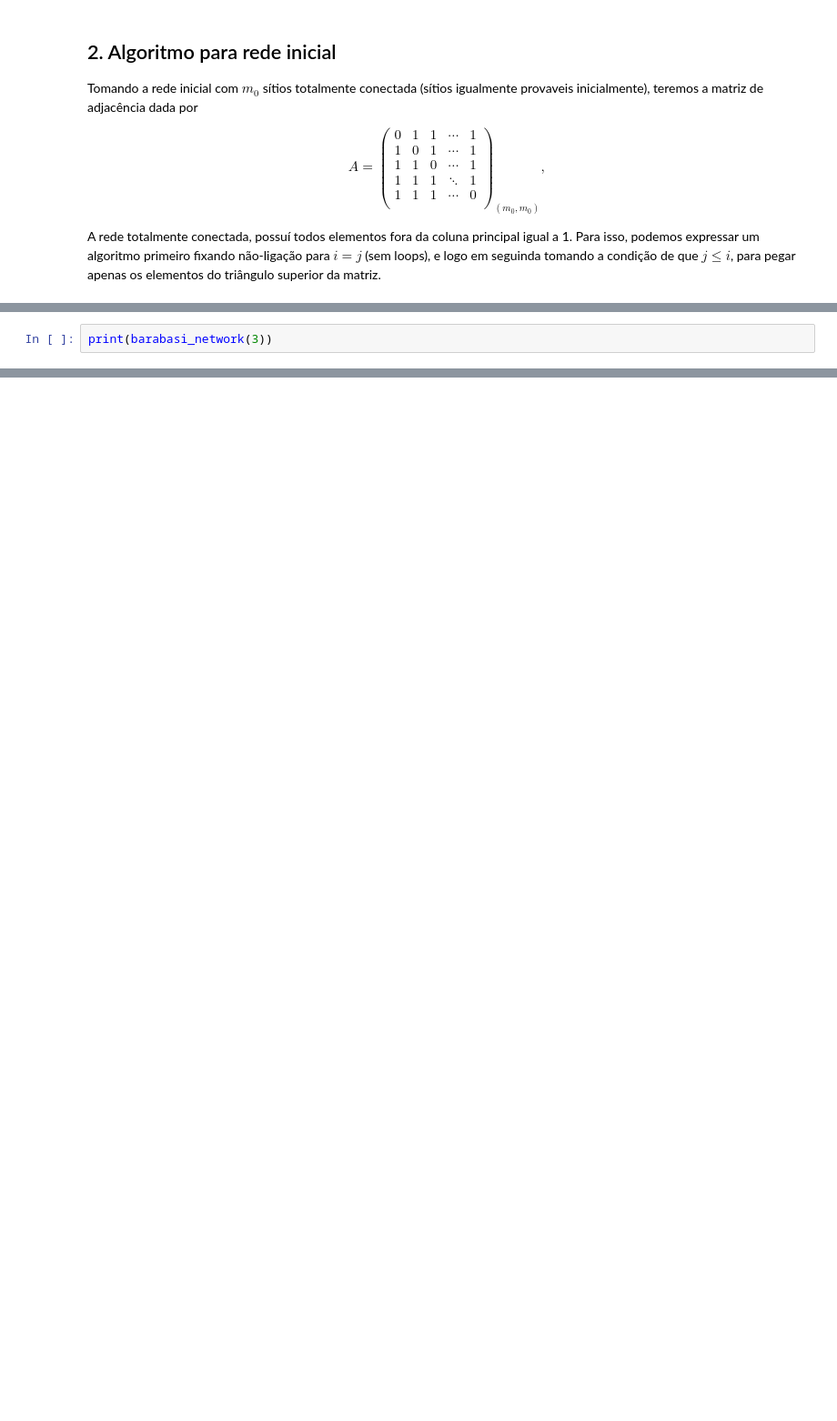
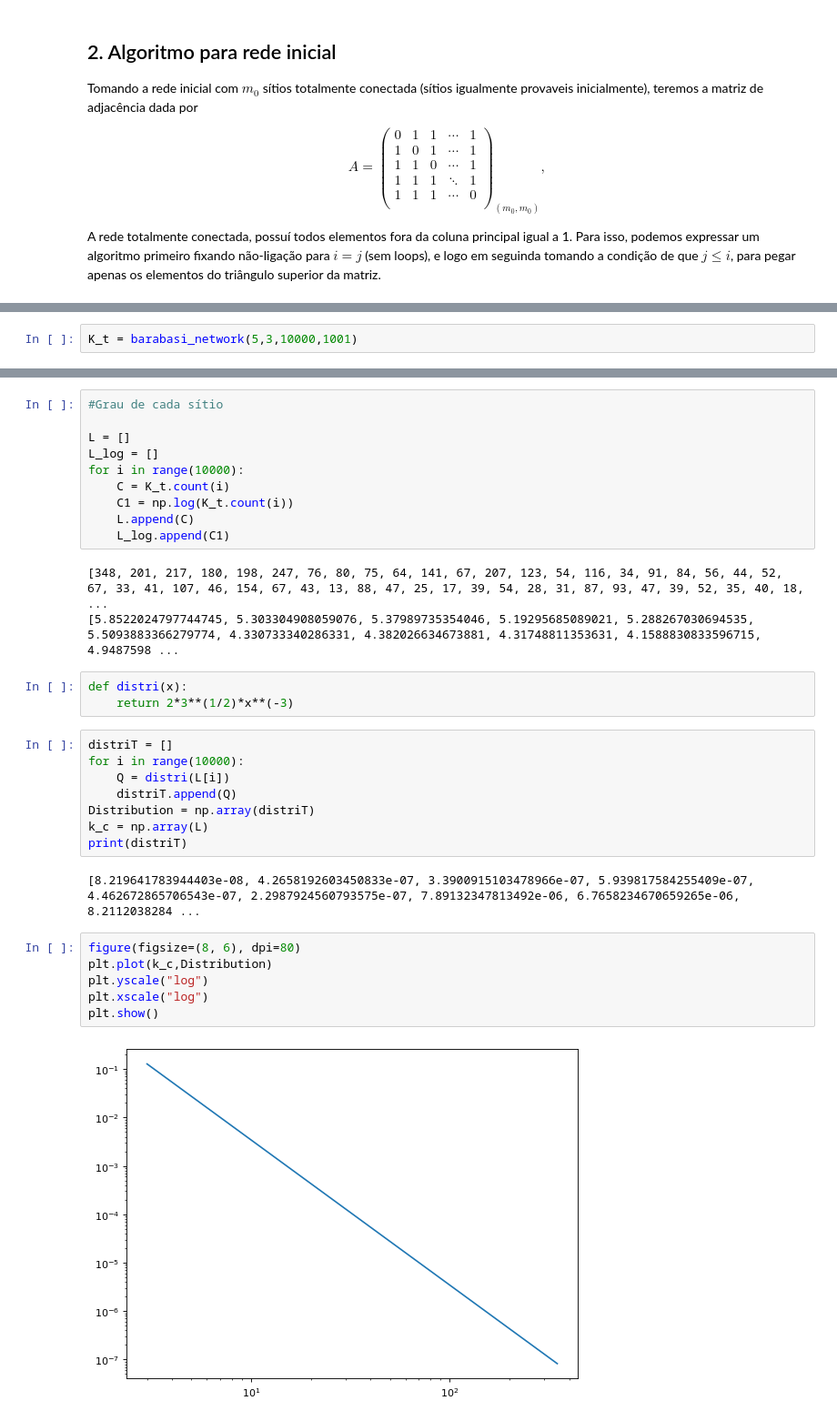
Before and after one commit to JuniorAlencar/barabasi_model, a Jupyter notebook: barabasi_model.ipynb, the cells around one changed output, grey strips where cells are left out. Shown: that part at 91% size. Drawn from its saved outputs; the diff is of its cells as text; blank space fills up the shorter version.

Commit message:
add file barabasi

```diff
--- a/barabasi_model.ipynb
+++ b/barabasi_model.ipynb
@@ -200,2 +179,2 @@ def barabasi_network(m0):
 # %%
-print(barabasi_network(3))
+K_t = barabasi_network(5,3,10000,1001)
@@ -203,0 +223,34 @@ print(barabasi_network(3))
+# %%
+#Grau de cada sítio
+
+L = []
+L_log = []
+for i in range(10000):
+    C = K_t.count(i)
+    C1 = np.log(K_t.count(i))
+    L.append(C)
+    L_log.append(C1)
+# %% [output]
+[348, 201, 217, 180, 198, 247, 76, 80, 75, 64, 141, 67, 207, 123, 54, 116, 34, 91, 84, 56, 44, 52, 67, 33, 41, 107, 46, 154, 67, 43, 13, 88, 47, 25, 17, 39, 54, 28, 31, 87, 93, 47, 39, 52, 35, 40, 18, ...
+[5.8522024797744745, 5.303304908059076, 5.37989735354046, 5.19295685089021, 5.288267030694535, 5.5093883366279774, 4.330733340286331, 4.382026634673881, 4.31748811353631, 4.1588830833596715, 4.9487598 ...
+# %%
+def distri(x):
+    return 2*3**(1/2)*x**(-3)
+# %%
+distriT = []
+for i in range(10000):
+    Q = distri(L[i])
+    distriT.append(Q)
+Distribution = np.array(distriT)
+k_c = np.array(L)
+print(distriT)
+# %% [output]
+[8.219641783944403e-08, 4.2658192603450833e-07, 3.3900915103478966e-07, 5.939817584255409e-07, 4.462672865706543e-07, 2.2987924560793575e-07, 7.89132347813492e-06, 6.7658234670659265e-06, 8.2112038284 ...
+# %%
+figure(figsize=(8, 6), dpi=80)
+plt.plot(k_c,Distribution)
+plt.yscale("log")
+plt.xscale("log")
+plt.show()
+# %% [output]
+[figure, added]
```
Also changed, not shown: parts of 13 cells of this notebook.
